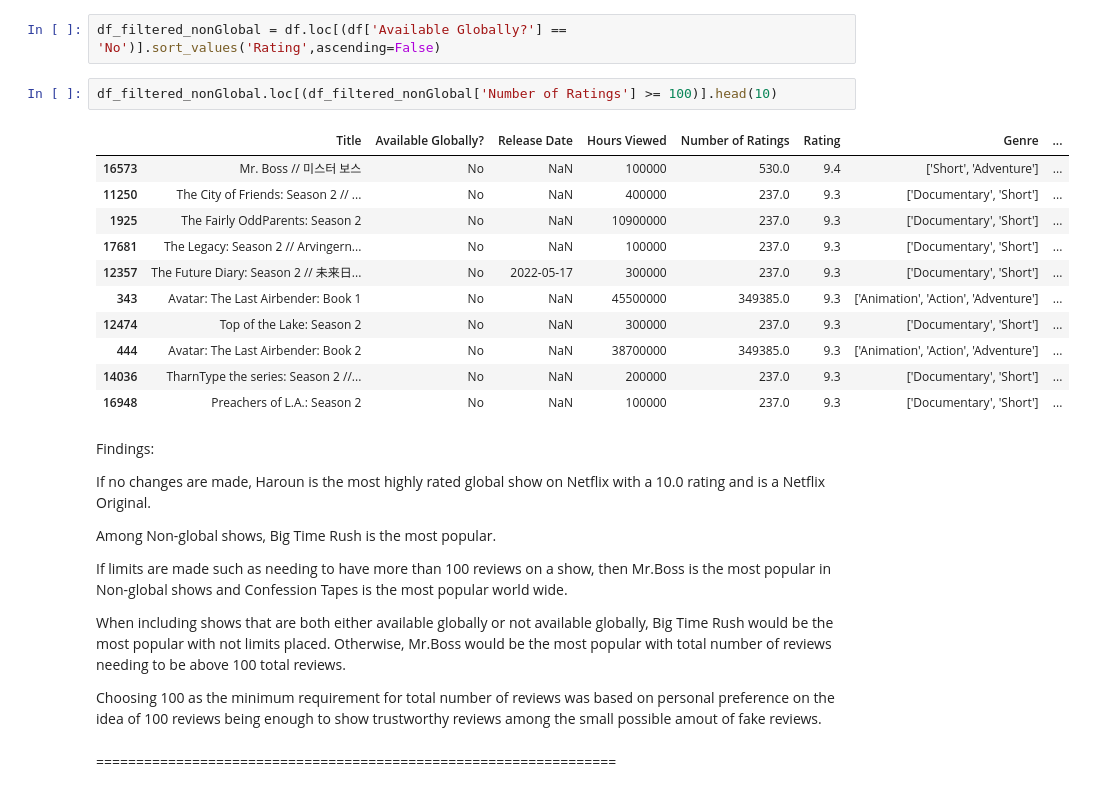
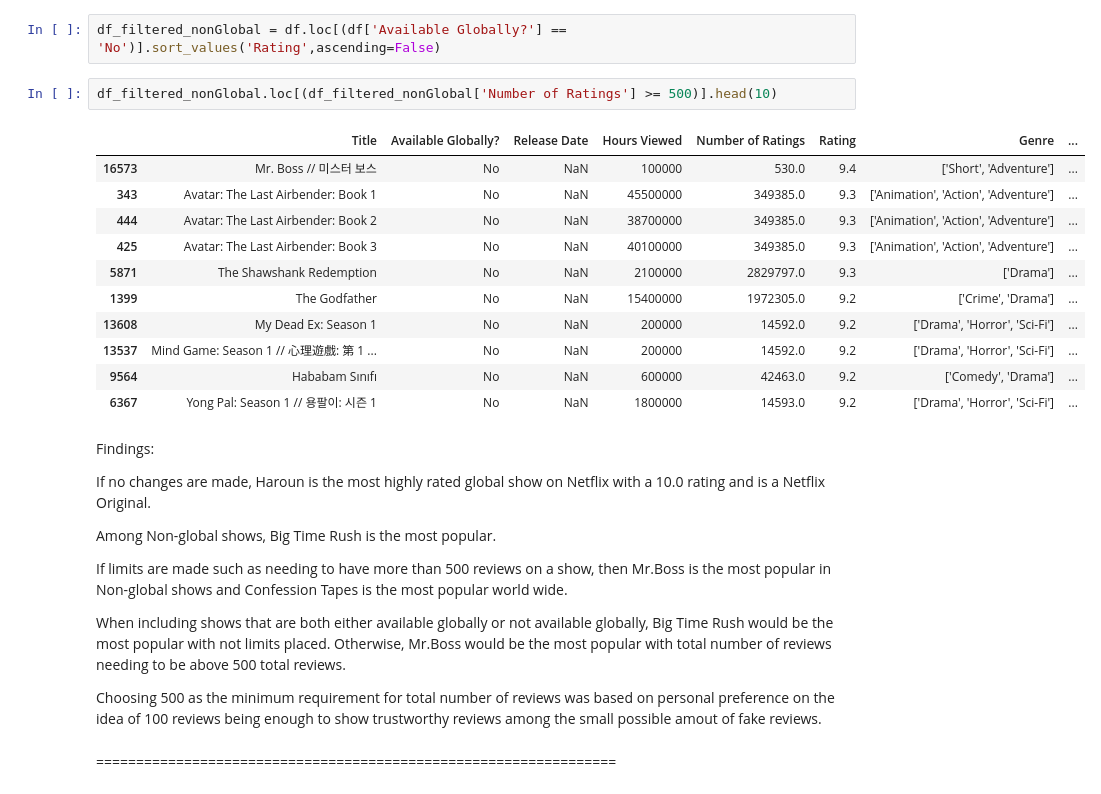
Before and after one commit to Kestrel86/netflixEDA, a Jupyter notebook: netflixEDA.ipynb, the cells around one changed output. Drawn from its saved outputs; the diff is of its cells as text.

```diff
--- a/netflixEDA.ipynb
+++ b/netflixEDA.ipynb
@@ -185,19 +185,19 @@ df.loc[(df['Available Globally?'] == 'No')].sort_values('Rating', ascending= Fal
 # %%
 df_filtered_nonGlobal = df.loc[(df['Available Globally?'] == 'No')].sort_values('Rating',ascending=False)
 # %%
-df_filtered_nonGlobal.loc[(df_filtered_nonGlobal['Number of Ratings'] >= 100)].head(10)
+df_filtered_nonGlobal.loc[(df_filtered_nonGlobal['Number of Ratings'] >= 500)].head(10)
 # %% [output]
 |  | Title | Available Globally? | Release Date | Hours Viewed | Number of Ratings | Rating | Genre | ... |
 | 16573 | Mr. Boss // 미스터 보스 | No | NaN | 100000 | 530.0 | 9.4 | ['Short', 'Adventure'] | ... |
-| 11250 | The City of Friends: Season 2 // ... | No | NaN | 400000 | 237.0 | 9.3 | ['Documentary', 'Short'] | ... |
-| 1925 | The Fairly OddParents: Season 2 | No | NaN | 10900000 | 237.0 | 9.3 | ['Documentary', 'Short'] | ... |
-| 17681 | The Legacy: Season 2 // Arvingern... | No | NaN | 100000 | 237.0 | 9.3 | ['Documentary', 'Short'] | ... |
-| 12357 | The Future Diary: Season 2 // 未来日... | No | 2022-05-17 | 300000 | 237.0 | 9.3 | ['Documentary', 'Short'] | ... |
 | 343 | Avatar: The Last Airbender: Book 1 | No | NaN | 45500000 | 349385.0 | 9.3 | ['Animation', 'Action', 'Adventure'] | ... |
-| 12474 | Top of the Lake: Season 2 | No | NaN | 300000 | 237.0 | 9.3 | ['Documentary', 'Short'] | ... |
 | 444 | Avatar: The Last Airbender: Book 2 | No | NaN | 38700000 | 349385.0 | 9.3 | ['Animation', 'Action', 'Adventure'] | ... |
-| 14036 | TharnType the series: Season 2 //... | No | NaN | 200000 | 237.0 | 9.3 | ['Documentary', 'Short'] | ... |
-| 16948 | Preachers of L.A.: Season 2 | No | NaN | 100000 | 237.0 | 9.3 | ['Documentary', 'Short'] | ... |
+| 425 | Avatar: The Last Airbender: Book 3 | No | NaN | 40100000 | 349385.0 | 9.3 | ['Animation', 'Action', 'Adventure'] | ... |
+| 5871 | The Shawshank Redemption | No | NaN | 2100000 | 2829797.0 | 9.3 | ['Drama'] | ... |
+| 1399 | The Godfather | No | NaN | 15400000 | 1972305.0 | 9.2 | ['Crime', 'Drama'] | ... |
+| 13608 | My Dead Ex: Season 1 | No | NaN | 200000 | 14592.0 | 9.2 | ['Drama', 'Horror', 'Sci-Fi'] | ... |
+| 13537 | Mind Game: Season 1 // 心理遊戲: 第 1 ... | No | NaN | 200000 | 14592.0 | 9.2 | ['Drama', 'Horror', 'Sci-Fi'] | ... |
+| 9564 | Hababam Sınıfı | No | NaN | 600000 | 42463.0 | 9.2 | ['Comedy', 'Drama'] | ... |
+| 6367 | Yong Pal: Season 1 // 용팔이: 시즌 1 | No | NaN | 1800000 | 14593.0 | 9.2 | ['Drama', 'Horror', 'Sci-Fi'] | ... |
 # %% [markdown]
 Findings:
 
@@ -205,11 +205,11 @@ If no changes are made, Haroun is the most highly rated global show on Netflix w
 
 Among Non-global shows, Big Time Rush is the most popular.
 
-If limits are made such as needing to have more than 100 reviews on a show, then Mr.Boss is the most popular in Non-global shows and Confession Tapes is the most popular world wide.
+If limits are made such as needing to have more than 500 reviews on a show, then Mr.Boss is the most popular in Non-global shows and Confession Tapes is the most popular world wide.
 
-When including shows that are both either available globally or not available globally, Big Time Rush would be the most popular with not limits placed. Otherwise, Mr.Boss would be the most popular with total number of reviews needing to be above 100 total reviews.
+When including shows that are both either available globally or not available globally, Big Time Rush would be the most popular with not limits placed. Otherwise, Mr.Boss would be the most popular with total number of reviews needing to be above 500 total reviews.
 
-Choosing 100 as the minimum requirement for total number of reviews was based on personal preference on the idea of 100 reviews being enough to show trustworthy reviews among the small possible amout of fake reviews.
+Choosing 500 as the minimum requirement for total number of reviews was based on personal preference on the idea of 100 reviews being enough to show trustworthy reviews among the small possible amout of fake reviews.
 # %% [markdown]
 =================================================================
 # %% [markdown]
```
Also changed, not shown: parts of 2 cells of this notebook.
